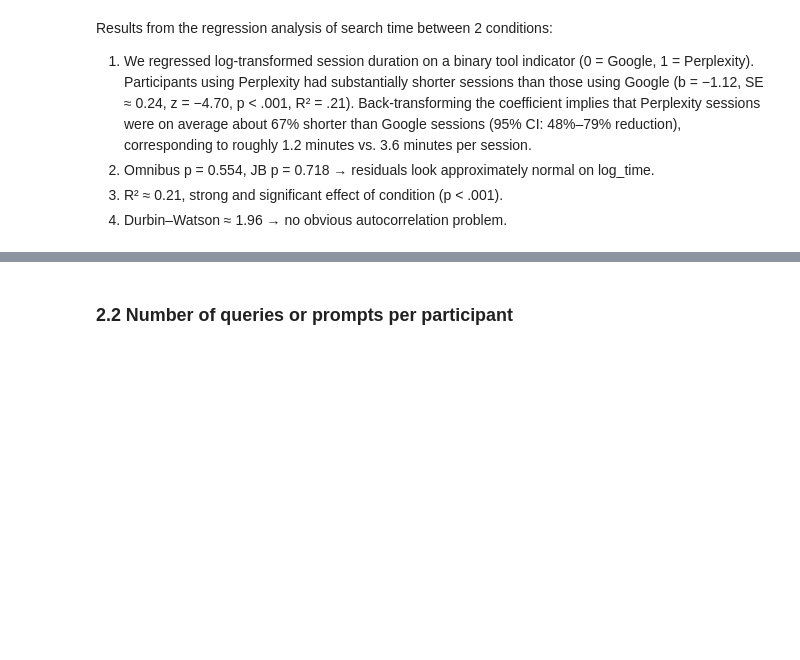
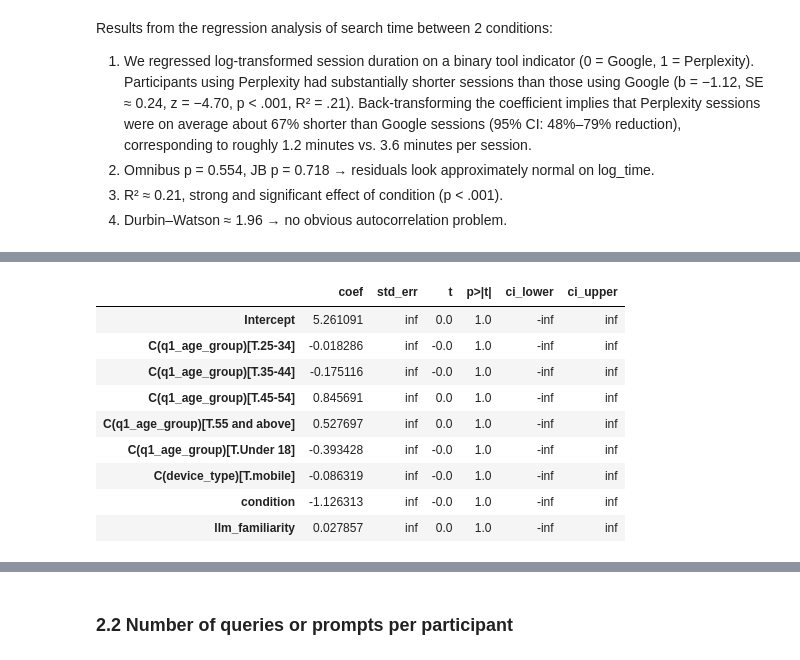
Before and after one commit to kaki1995/Advanced-Project-Study-TUM-GG-Istanbul, a Jupyter notebook: regression_analysis.ipynb, the cells around one changed output, grey strips where cells are left out. Cells and saved outputs as stored; diff of their text form; code cells hidden in the pictures; blank space fills up the shorter version.

Commit message:
Run robustness check of regression models with controls (Age, Device Type and Prior LLM use)

```diff
--- a/regression_analysis.ipynb
+++ b/regression_analysis.ipynb
@@ -749,3 +749,73 @@ Results from the regression analysis of search time between 2 conditions:
 2. Omnibus p = 0.554, JB p = 0.718 → residuals look approximately normal on log_time.
 3. R² ≈ 0.21, strong and significant effect of condition (p < .001).
 4. Durbin–Watson ≈ 1.96 → no obvious autocorrelation problem.
+# %%
+# Search-time regression with controls
+age_col = age_col if "age_col" in globals() else "q1_age_group"
+llm_col = llm_col if "llm_col" in globals() else "q7_chatbot_familiarity"
+device_col = device_col if "device_col" in globals() else "device_type"
+
+google_time_cov = (
+    google_time.merge(
+        df_gg_surveys[["participant_id", age_col, llm_col, device_col]],
+        on="participant_id",
+        how="inner",
+    )
+    .rename(columns={age_col: "age_group", llm_col: "llm_familiarity", device_col: "device_type"})
+)
+
+perplexity_time_cov = (
+    perplexity_time.merge(
+        df_chat_surveys[["participant_id", age_col, llm_col, device_col]],
+        on="participant_id",
+        how="inner",
+    )
+    .rename(columns={age_col: "age_group", llm_col: "llm_familiarity", device_col: "device_type"})
+)
+
+df_time_controls = (
+    pd.concat([google_time_cov, perplexity_time_cov], ignore_index=True)
+    .assign(
+        session_duration_ms=lambda d: pd.to_numeric(d["session_duration_ms"], errors="coerce"),
+        llm_familiarity=lambda d: pd.to_numeric(d["llm_familiarity"], errors="coerce"),
+    )
+    .dropna(subset=["session_duration_ms", "age_group", "llm_familiarity", "device_type", "condition"])
+    .query("session_duration_ms > 0")
+    .assign(
+        time_sec=lambda d: d["session_duration_ms"] / 1000,
+        log_time=lambda d: np.log(d["session_duration_ms"] / 1000),
+        q1_age_group=lambda d: d["age_group"],
+    )
+)
+
+if df_time_controls["condition"].nunique() < 2:
+    raise ValueError("Need both Google and Perplexity observations for the controlled time model.")
+
+time_controls_formula = (
+    time_controls_formula
+    if "time_controls_formula" in globals()
+    else "log_time ~ condition + C(age_group) + llm_familiarity + C(device_type)"
+)
+
+time_controls_model = smf.ols(time_controls_formula, data=df_time_controls).fit(cov_type="HC3")
+
+try:
+    print(time_controls_model.summary())
+except ValueError as exc:
+    print(f"Standard OLS summary unavailable ({exc}). Displaying coefficient table instead.")
+    coef_table = pd.DataFrame(
+        {
+            "coef": time_controls_model.params,
+            "std_err": time_controls_model.bse,
+            "t": time_controls_model.tvalues,
+            "p>|t|": time_controls_model.pvalues,
+        }
+    )
+    coef_table[["ci_lower", "ci_upper"]] = time_controls_model.conf_int()
+    display(coef_table)
+
+beta_condition = time_controls_model.params.get("condition", np.nan)
+if np.isfinite(beta_condition):
+    percent_diff = (np.exp(beta_condition) - 1) * 100
+    print(f"\nPerplexity vs Google (with controls): {percent_diff:.2f}% difference in session duration")
+# %% [output]
@@ -751,0 +823,10 @@ Results from the regression analysis of search time between 2 conditions:
+|  | coef | std_err | t | p>|t| | ci_lower | ci_upper |
+| Intercept | 5.261091 | inf | 0.0 | 1.0 | -inf | inf |
+| C(q1_age_group)[T.25-34] | -0.018286 | inf | -0.0 | 1.0 | -inf | inf |
+| C(q1_age_group)[T.35-44] | -0.175116 | inf | -0.0 | 1.0 | -inf | inf |
+| C(q1_age_group)[T.45-54] | 0.845691 | inf | 0.0 | 1.0 | -inf | inf |
+| C(q1_age_group)[T.55 and above] | 0.527697 | inf | 0.0 | 1.0 | -inf | inf |
+| C(q1_age_group)[T.Under 18] | -0.393428 | inf | -0.0 | 1.0 | -inf | inf |
+| C(device_type)[T.mobile] | -0.086319 | inf | -0.0 | 1.0 | -inf | inf |
+| condition | -1.126313 | inf | -0.0 | 1.0 | -inf | inf |
+| llm_familiarity | 0.027857 | inf | 0.0 | 1.0 | -inf | inf |
```
Also changed, not shown: parts of 26 cells of this notebook.
